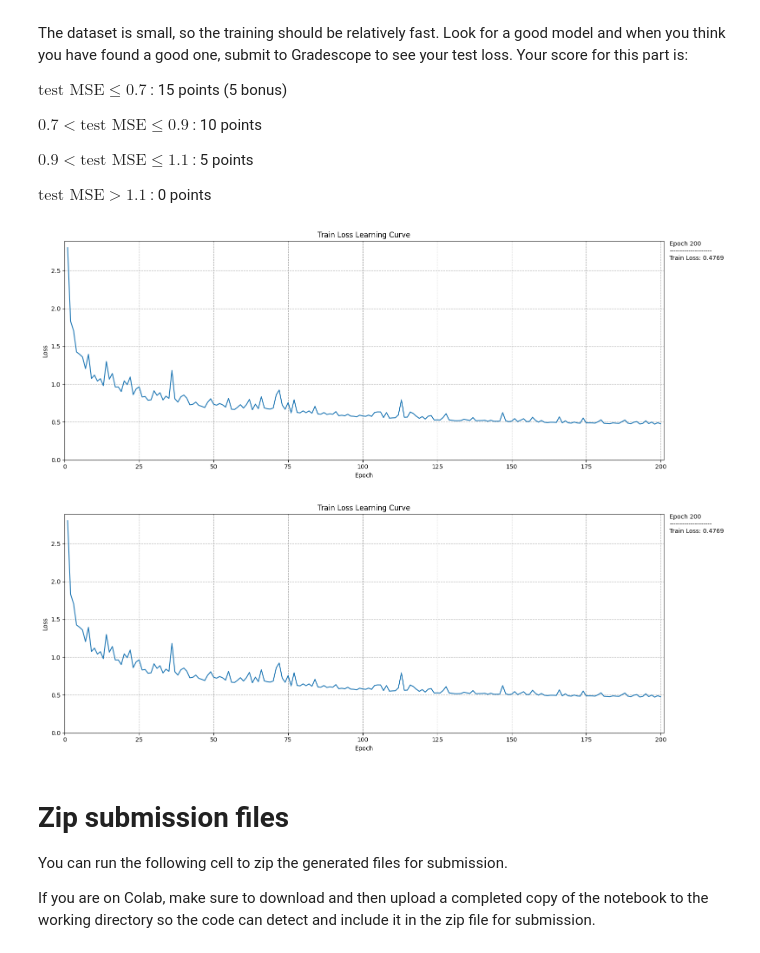
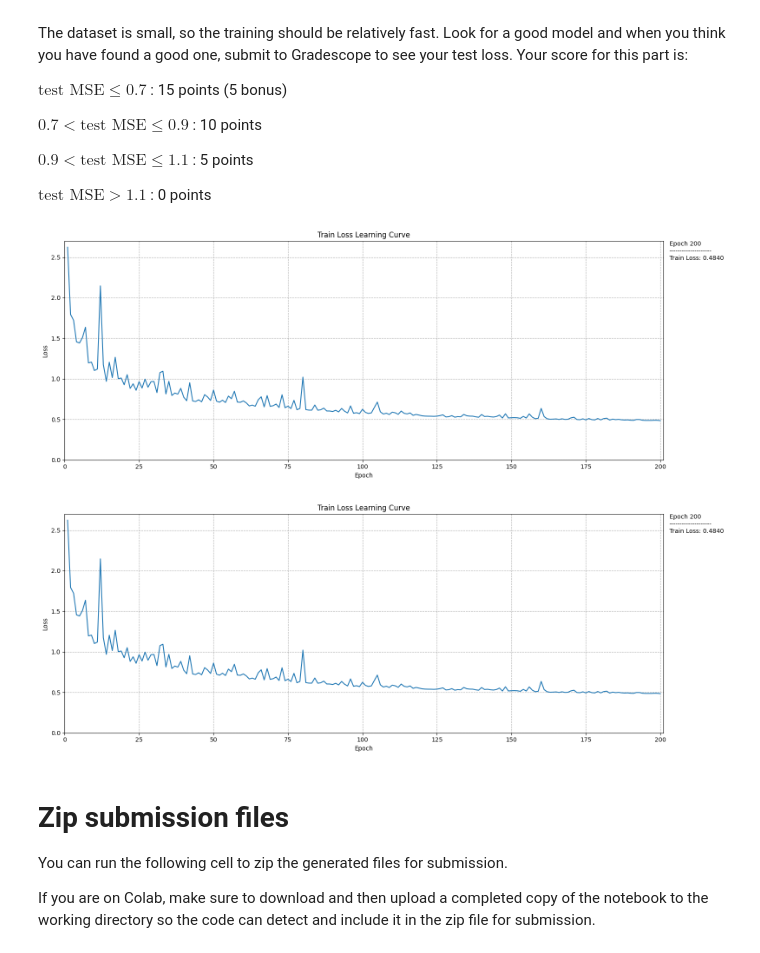
Before and after one commit to aitechroberts/deep_learning, a Jupyter notebook: HW5/HW5.ipynb, the cells around one changed output. Saved outputs shown, nothing was run; the diff lists cells and outputs as text; code cells hidden in the pictures.

```diff
--- a/HW5/HW5.ipynb
+++ b/HW5/HW5.ipynb
@@ -217,46 +217,46 @@ $\text{test MSE} > 1.1$ : 0 points
 # %%
 """
 Choose the configuration of your model and training
 """
 
 model_config = dict(
     in_channels = 37,
     hidden_channels = 512,
     out_channels = 1,
     )
 
-# train_config = dict(
-#     optimizer_name = "Adam",
-#     optimizer_config = dict(lr = 1e-3, weight_decay = 2.5e-4),
-#     lr_scheduler_name = "StepLR",
-#     lr_scheduler_config = dict(step_size = 40, gamma = 0.67),
-#     batch_size = 16,
-#     n_epochs = 200,
-#     )
-
 train_config = dict(
     optimizer_name = "Adam",
-    optimizer_config = dict(lr = 1e-3, weight_decay = 2.5e-4),
+    optimizer_config = dict(lr = 1e-3, weight_decay = 2.7e-4),
     lr_scheduler_name = "StepLR",
-    lr_scheduler_config = dict(step_size = 40, gamma = 0.63),
+    lr_scheduler_config = dict(step_size = 40, gamma = 0.56),
     batch_size = 8,
     n_epochs = 200,
     )
+
+# train_config = dict(
+#     optimizer_name = "Adam",
+#     optimizer_config = dict(lr = 3e-3, weight_decay = 2.5e-4),
+#     lr_scheduler_name = "StepLR",
+#     lr_scheduler_config = dict(step_size = 30, gamma = 0.35),
+#     batch_size = 8,
+#     n_epochs = 200,
+#     )
 
 if __name__ == '__main__':
     my_dataset = GraphDataset('data/train.npy')
     model = Model(**model_config)
     train(
         model = model,
         train_dataset = my_dataset,
         loss_fn = nn.MSELoss(),
         device = Device,
         plot_freq = 10,
         **train_config,
         )
 # %% [output]
-[figure, old version]
+[figure, new version]
-[figure, old version]
+[figure, new version]
 # %% [markdown]
 # Zip submission files
 
```
Also changed, not shown: 3 other files.
